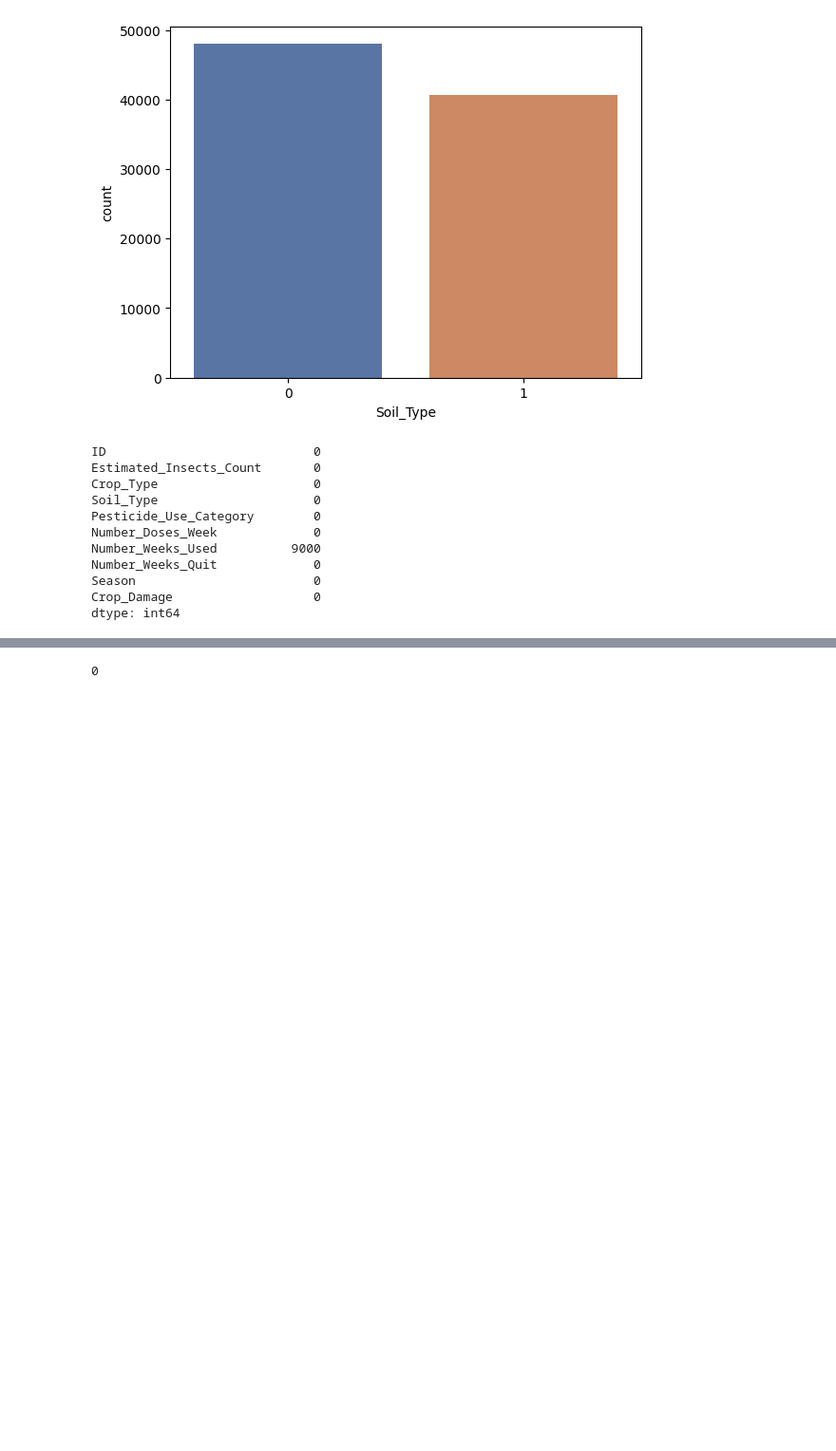
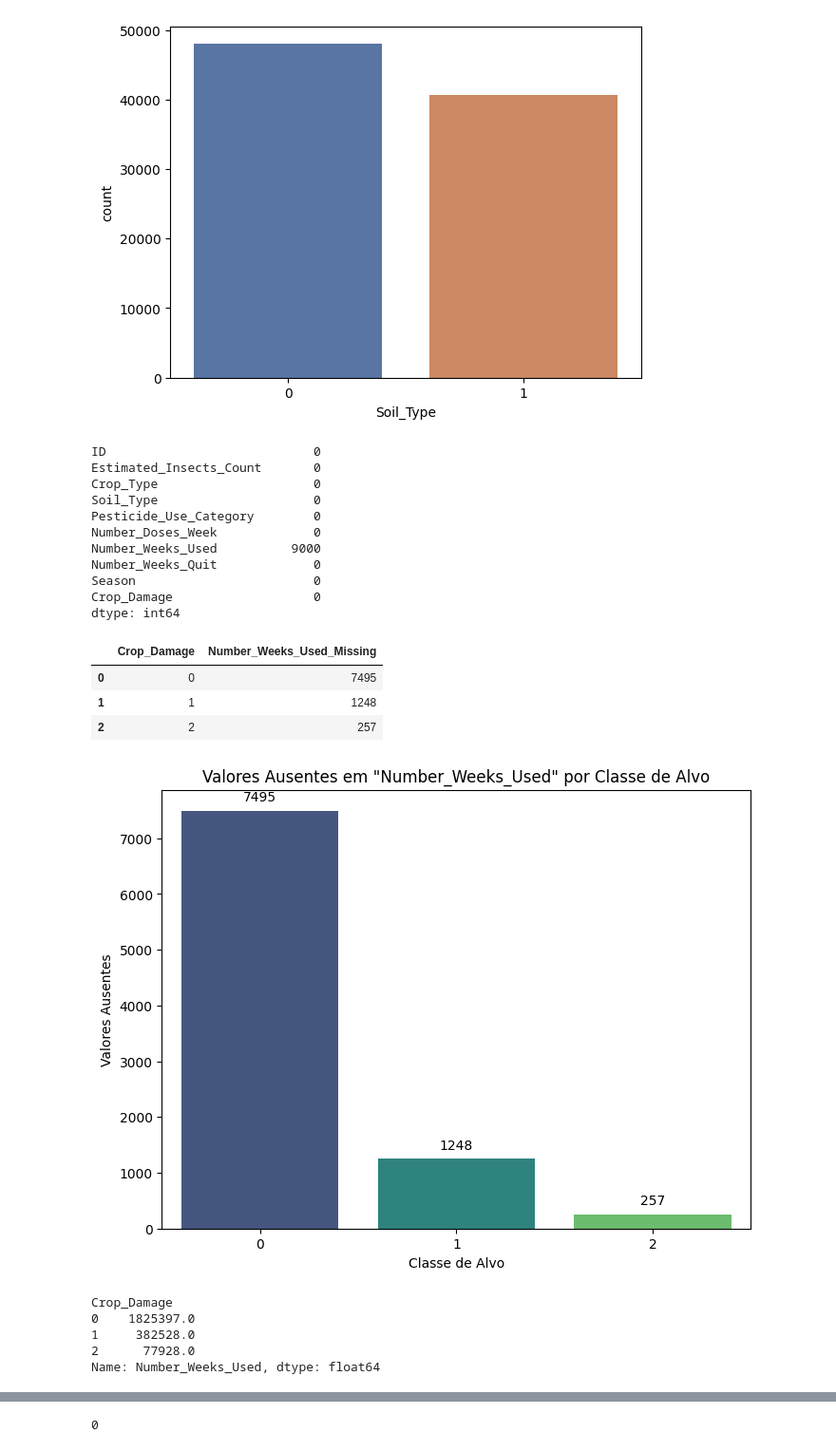
Before and after one commit to rochamarcio/AGRONEG-CIO, a Jupyter notebook: src/data_preprocessing/agro-preprocessing.ipynb, the cells around one changed output, grey strips where cells are left out. Shown: that part at 95% size. Drawn from its saved outputs; the diff is of its cells as text; code cells hidden in the pictures; blank space fills up the shorter version.

```diff
--- a/src/data_preprocessing/agro-preprocessing.ipynb
+++ b/src/data_preprocessing/agro-preprocessing.ipynb
@@ -115,3 +124,31 @@ Number_Weeks_Quit             0
 Season                        0
 Crop_Damage                   0
 dtype: int64
+# %%
+train_d['Number_Weeks_Used_Missing'] = train_d['Number_Weeks_Used'].isnull()
+missing_proportion = train_d.groupby('Crop_Damage')['Number_Weeks_Used_Missing'].sum().reset_index()
+missing_proportion
+# %% [output]
+|  | Crop_Damage | Number_Weeks_Used_Missing |
+| 0 | 0 | 7495 |
+| 1 | 1 | 1248 |
+| 2 | 2 | 257 |
+# %%
+plt.figure(figsize=(8, 6))
+ax = sns.barplot(x='Crop_Damage', y='Number_Weeks_Used_Missing', data=missing_proportion, palette='viridis')
+
+for p in ax.patches:
+    ax.annotate(f'{int(p.get_height())}', (p.get_x() + p.get_width() / 2., p.get_height()),
+                ha='center', va='center', xytext=(0, 10), textcoords='offset points')
+ax.set(title='Valores Ausentes em "Number_Weeks_Used" por Classe de Alvo', xlabel='Classe de Alvo', ylabel='Valores Ausentes')
+plt.show()
+# %% [output]
+[figure, added]
+# %%
+train_d.groupby('Crop_Damage')['Number_Weeks_Used'].sum()
+# %% [output]
+Crop_Damage
+0    1825397.0
+1     382528.0
+2      77928.0
+Name: Number_Weeks_Used, dtype: float64
```
Also changed, not shown: parts of 19 cells of this notebook, 3 other files.
